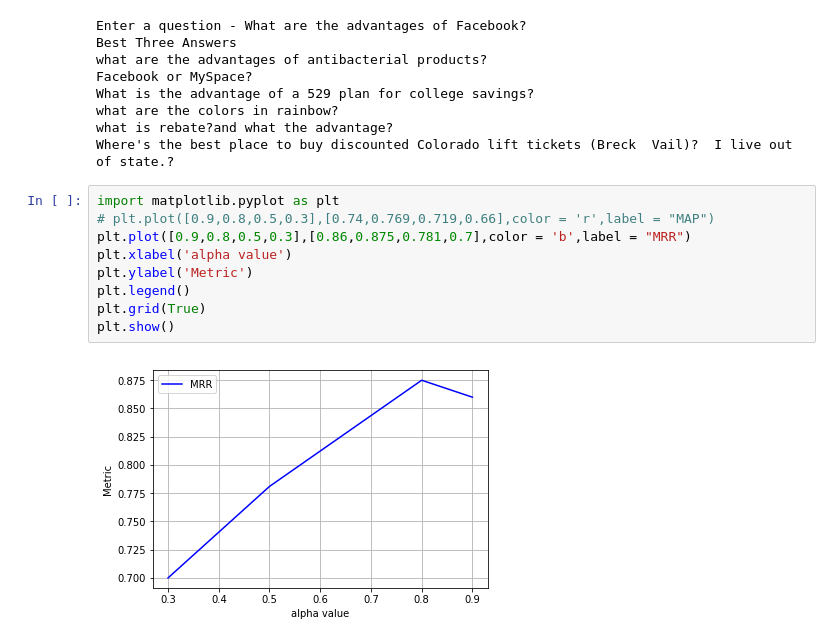
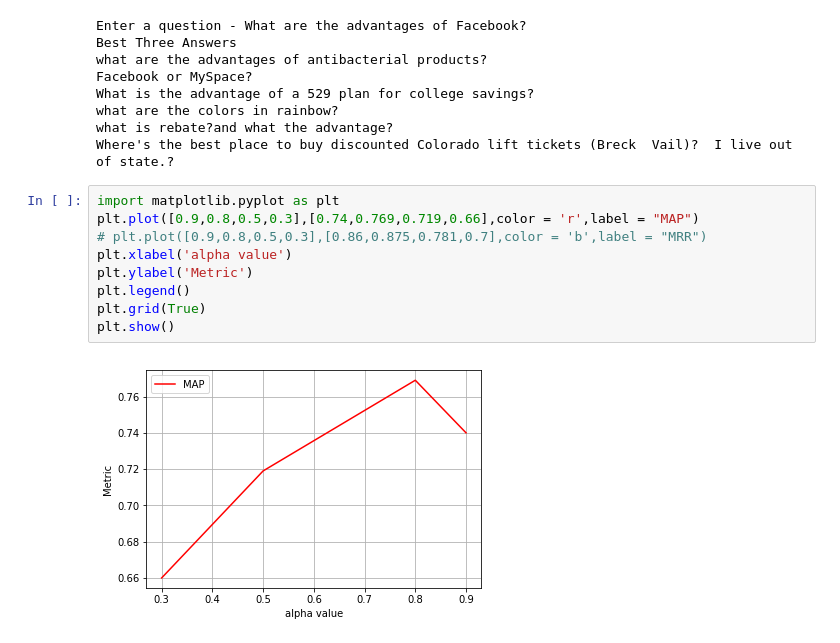
Before and after one commit to devloper13/SiameseNetworkProject, a Jupyter notebook: Copy_of_Siamese.ipynb, the cells around one changed output. Saved outputs shown, nothing was run; the diff lists cells and outputs as text.

```diff
--- a/Copy_of_Siamese.ipynb
+++ b/Copy_of_Siamese.ipynb
@@ -549,12 +549,12 @@ what is rebate?and what the advantage?
 Where's the best place to buy discounted Colorado lift tickets (Breck  Vail)?  I live out of state.?
 # %%
 import matplotlib.pyplot as plt
-# plt.plot([0.9,0.8,0.5,0.3],[0.74,0.769,0.719,0.66],color = 'r',label = "MAP")
-plt.plot([0.9,0.8,0.5,0.3],[0.86,0.875,0.781,0.7],color = 'b',label = "MRR")
+plt.plot([0.9,0.8,0.5,0.3],[0.74,0.769,0.719,0.66],color = 'r',label = "MAP")
+# plt.plot([0.9,0.8,0.5,0.3],[0.86,0.875,0.781,0.7],color = 'b',label = "MRR")
 plt.xlabel('alpha value')
 plt.ylabel('Metric')
 plt.legend()
 plt.grid(True)
 plt.show()
 # %% [output]
-[figure, old version]
+[figure, new version]
```
